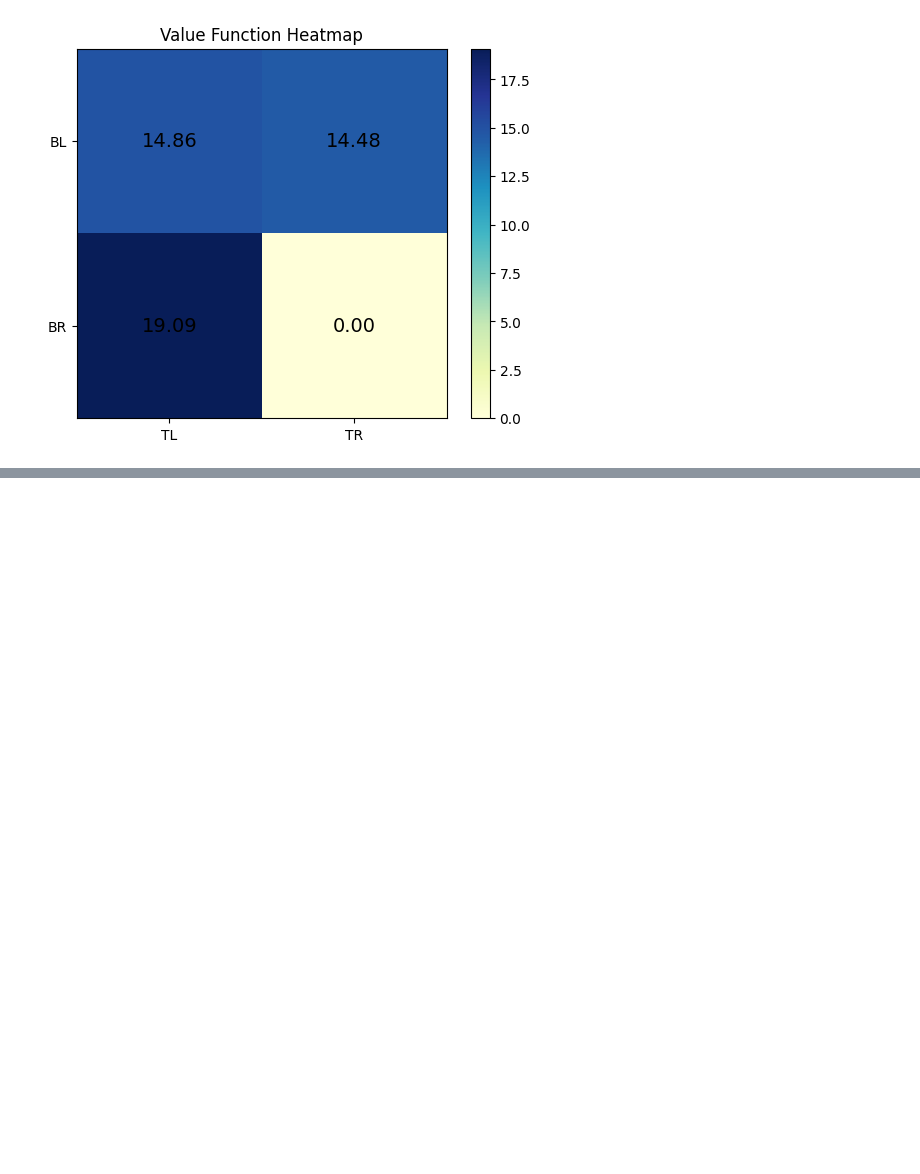
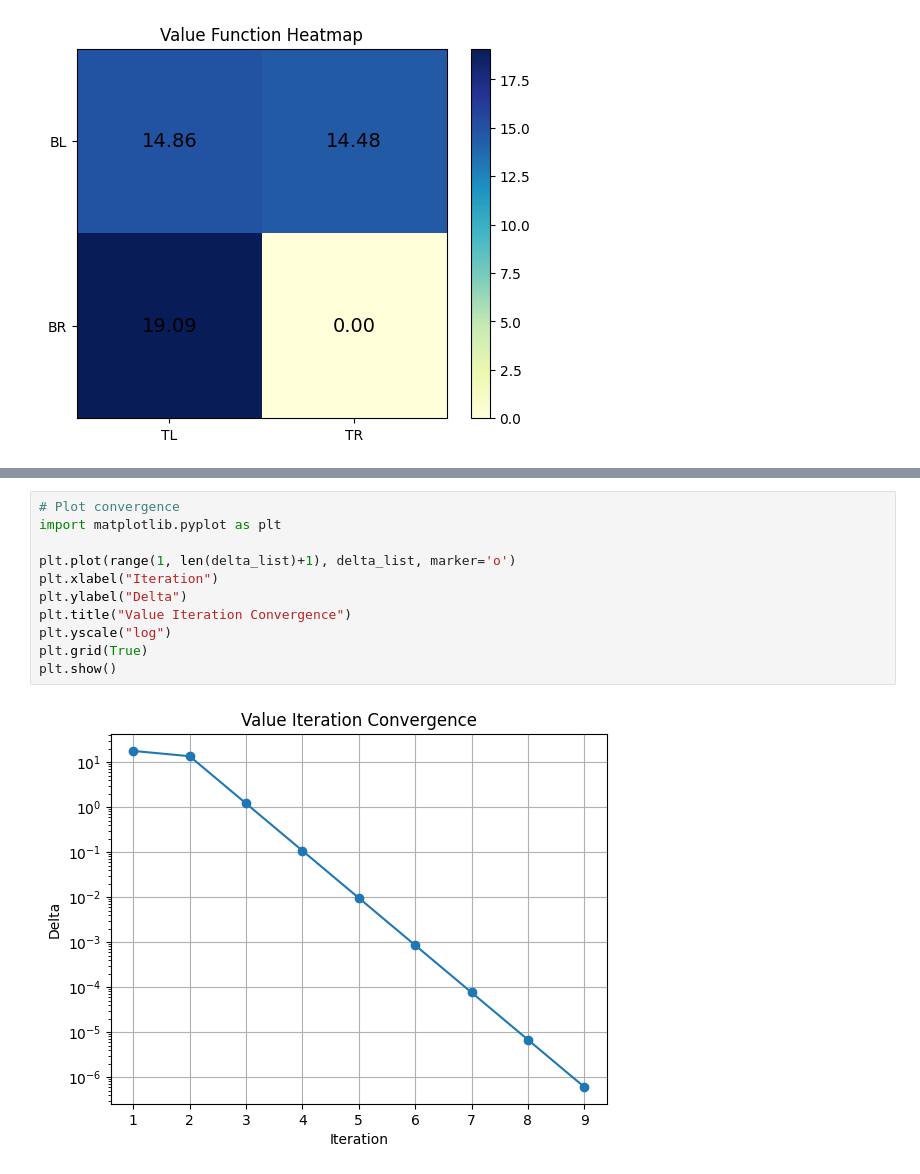
Before and after one commit to Jay-Sty/Stor609cw2, a Jupyter notebook: VIA/grid_world_problem.ipynb, the cells around one changed output, grey strips where cells are left out. Cells and saved outputs as stored; diff of their text form; blank space fills up the shorter version.

```diff
--- a/VIA/grid_world_problem.ipynb
+++ b/VIA/grid_world_problem.ipynb
@@ -183,0 +180,13 @@ plt.show()
+# %%
+# Plot convergence
+import matplotlib.pyplot as plt
+
+plt.plot(range(1, len(delta_list)+1), delta_list, marker='o')
+plt.xlabel("Iteration")
+plt.ylabel("Delta")
+plt.title("Value Iteration Convergence")
+plt.yscale("log")
+plt.grid(True)
+plt.show()
+# %% [output]
+[figure, added]
```
Also changed, not shown: parts of 4 cells of this notebook.
